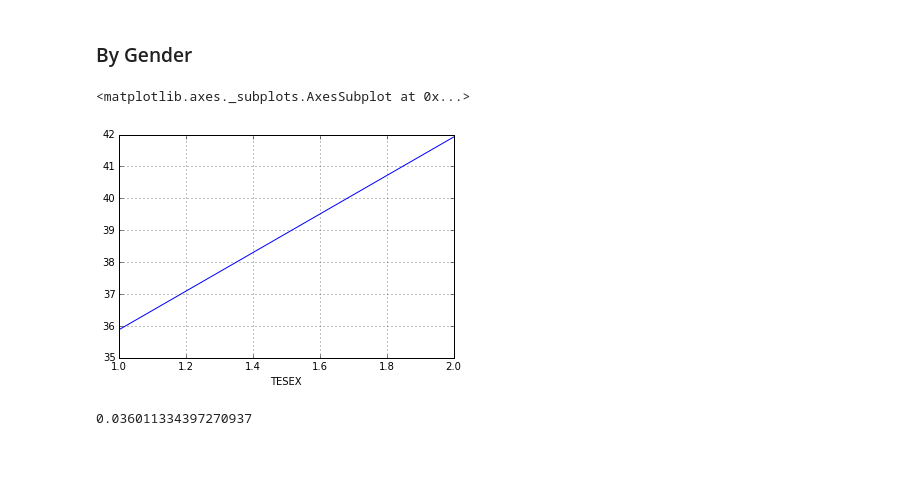
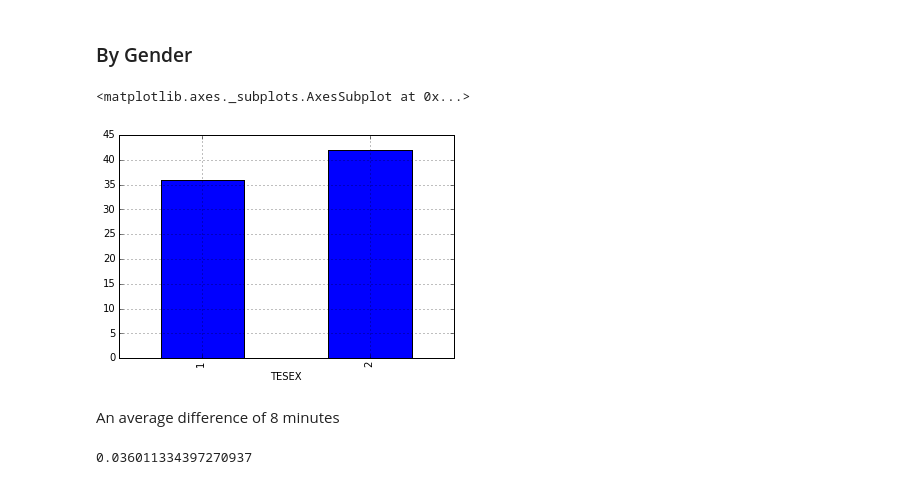
Before and after one commit to tiyd-python-2015-05/atus-analysis, a Jupyter notebook: Starting Point.ipynb, the cells around one changed output. Saved outputs shown, nothing was run; the diff lists cells and outputs as text; code cells hidden in the pictures; blank space fills up the shorter version.

Commit message:
Added captions and graphs

```diff
--- a/Starting Point.ipynb
+++ b/Starting Point.ipynb
@@ -543,10 +557,12 @@ summary.TEAGE.corr(summary.t120101)
 # %%
 socialize_by_sex = summary_socialize.groupby("TESEX").aggregate(np.sum)
 socialize_by_sex["mean_minutes"] = socialize_by_sex.weighted_minutes / socialize_by_sex.weight
-socialize_by_sex.mean_minutes.plot()
+socialize_by_sex.mean_minutes.plot(kind="bar")
 # %% [output]
 <matplotlib.axes._subplots.AxesSubplot at 0x...>
-[figure, old version]
+[figure, new version]
+# %% [markdown]
+An average difference of 8 minutes
 # %%
 summary.TESEX.corr(summary.t120101)
 # %% [output]
```
Also changed, not shown: parts of 13 cells of this notebook.
